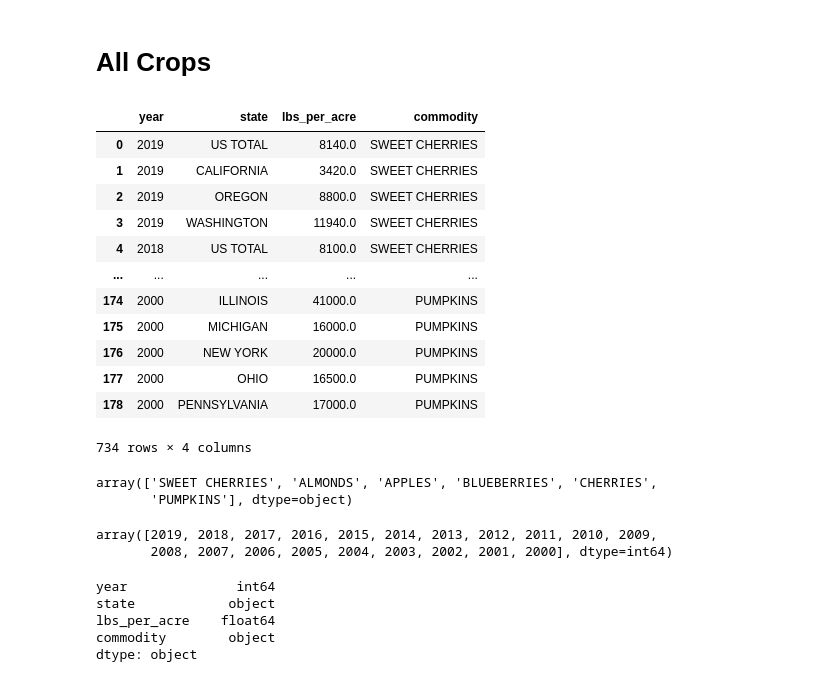
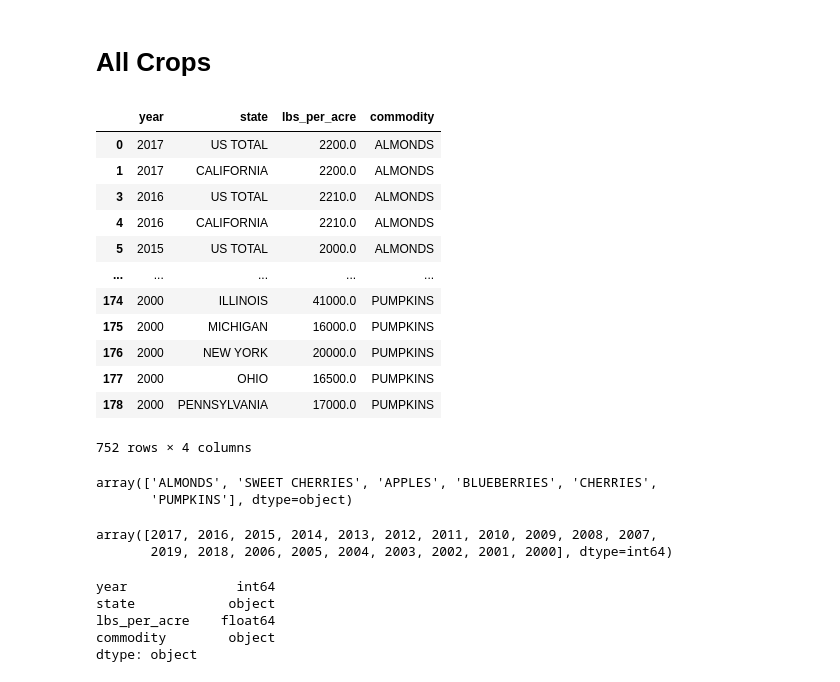
Before and after one commit to gamem001/bees_machine_learning, a Jupyter notebook: melissa/all_crops.ipynb, the cells around one changed output. Drawn from its saved outputs; the diff is of its cells as text; code cells hidden in the pictures.

Commit message:
updating crops and sql db

```diff
--- a/melissa/all_crops.ipynb
+++ b/melissa/all_crops.ipynb
@@ -53,6 +44,8 @@ all_fruit.head()
 all_fruit.drop(all_fruit.loc[all_fruit['Value']==' (X)'].index, inplace=True)
 all_fruit.drop(all_fruit.loc[all_fruit['Value']==' (NA)'].index, inplace=True)
 all_fruit.drop(all_fruit.loc[all_fruit['Value']==' (D)'].index, inplace=True)
+# adding almond data in from separate spreadsheet which has more years of data
+all_fruit.drop(all_fruit.loc[all_fruit['Commodity'] == 'ALMONDS']. index, inplace=True)
 
 all_fruit.drop(all_fruit.loc[all_fruit['Period']=='YEAR - MAY FORECAST'].index, inplace=True)
 
@@ -97,0 +95,10 @@ all_fruit_combined
+# %%
+almonds = pd.read_csv("../bee_data/2almonds.csv")
+# %%
+almonds.drop(almonds.loc[almonds['Period']=='YEAR - MAY FORECAST'].index, inplace=True)
+
+almonds = almonds[["Year", "State", "Value", "Commodity"]]
+almond_totals = almonds.rename(columns={'Year': 'year', 'State': 'state', 'Commodity': 'commodity', 'Value': 'lbs_per_acre'})
+almond_totals["lbs_per_acre"] = almond_totals["lbs_per_acre"].str.replace(",","")
+almond_totals['lbs_per_acre'] = almond_totals['lbs_per_acre'].astype(int)
+almond_totals
@@ -97,0 +123,3 @@ all_fruit_combined
+# %%
+almond_fruit = pd.concat([almond_totals, all_fruit_combined], join="inner")
+almond_fruit
@@ -135,32 +177,32 @@ pumpkins
 # %% [markdown]
 # All Crops
 # %%
-all_crops = pd.concat([all_fruit_combined, pumpkins], join="inner")
+all_crops = pd.concat([almond_fruit, pumpkins], join="inner")
 all_crops
 # %% [output]
 |  | year | state | lbs_per_acre | commodity |
-| 0 | 2019 | US TOTAL | 8140.0 | SWEET CHERRIES |
-| 1 | 2019 | CALIFORNIA | 3420.0 | SWEET CHERRIES |
-| 2 | 2019 | OREGON | 8800.0 | SWEET CHERRIES |
-| 3 | 2019 | WASHINGTON | 11940.0 | SWEET CHERRIES |
-| 4 | 2018 | US TOTAL | 8100.0 | SWEET CHERRIES |
+| 0 | 2017 | US TOTAL | 2200.0 | ALMONDS |
+| 1 | 2017 | CALIFORNIA | 2200.0 | ALMONDS |
+| 3 | 2016 | US TOTAL | 2210.0 | ALMONDS |
+| 4 | 2016 | CALIFORNIA | 2210.0 | ALMONDS |
+| 5 | 2015 | US TOTAL | 2000.0 | ALMONDS |
 | ... | ... | ... | ... | ... |
 | 174 | 2000 | ILLINOIS | 41000.0 | PUMPKINS |
 | 175 | 2000 | MICHIGAN | 16000.0 | PUMPKINS |
 | 176 | 2000 | NEW YORK | 20000.0 | PUMPKINS |
 | 177 | 2000 | OHIO | 16500.0 | PUMPKINS |
 | 178 | 2000 | PENNSYLVANIA | 17000.0 | PUMPKINS |
-734 rows × 4 columns
+752 rows × 4 columns
 # %%
 all_crops['commodity'].unique()
 # %% [output]
-array(['SWEET CHERRIES', 'ALMONDS', 'APPLES', 'BLUEBERRIES', 'CHERRIES',
+array(['ALMONDS', 'SWEET CHERRIES', 'APPLES', 'BLUEBERRIES', 'CHERRIES',
        'PUMPKINS'], dtype=object)
 # %%
 all_crops['year'].unique()
 # %% [output]
-array([2019, 2018, 2017, 2016, 2015, 2014, 2013, 2012, 2011, 2010, 2009,
-       2008, 2007, 2006, 2005, 2004, 2003, 2002, 2001, 2000], dtype=int64)
+array([2017, 2016, 2015, 2014, 2013, 2012, 2011, 2010, 2009, 2008, 2007,
+       2019, 2018, 2006, 2005, 2004, 2003, 2002, 2001, 2000], dtype=int64)
 # %%
 all_crops.dtypes
 # %% [output]
```
Also changed, not shown: parts of 8 cells of this notebook, 9 other files.
